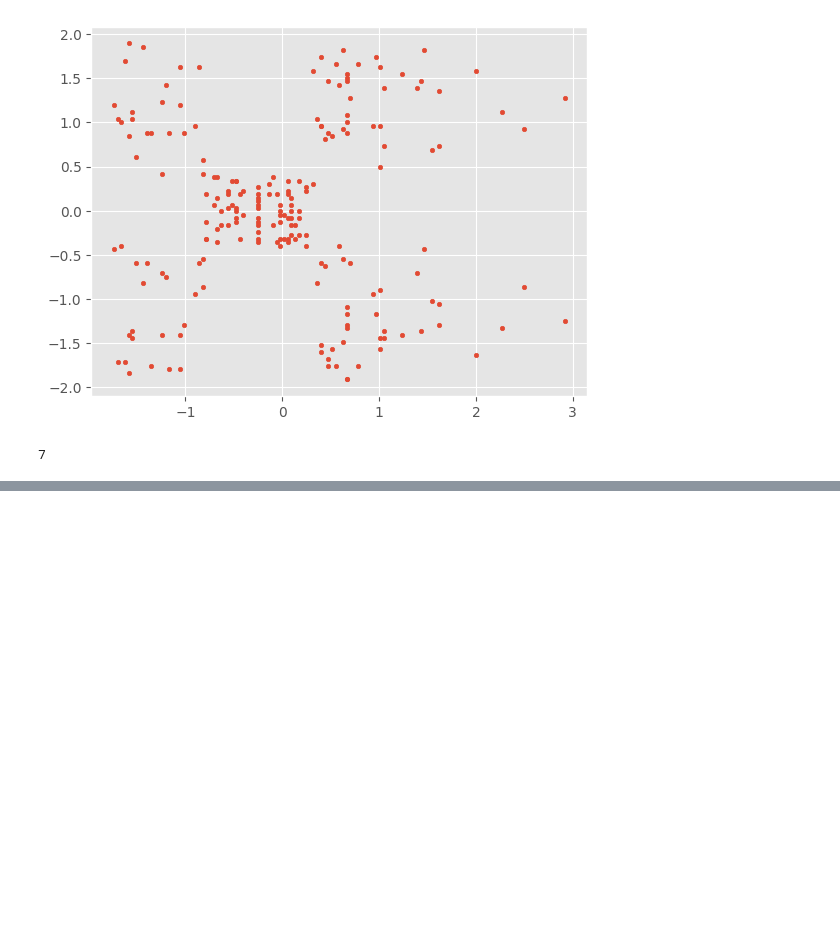
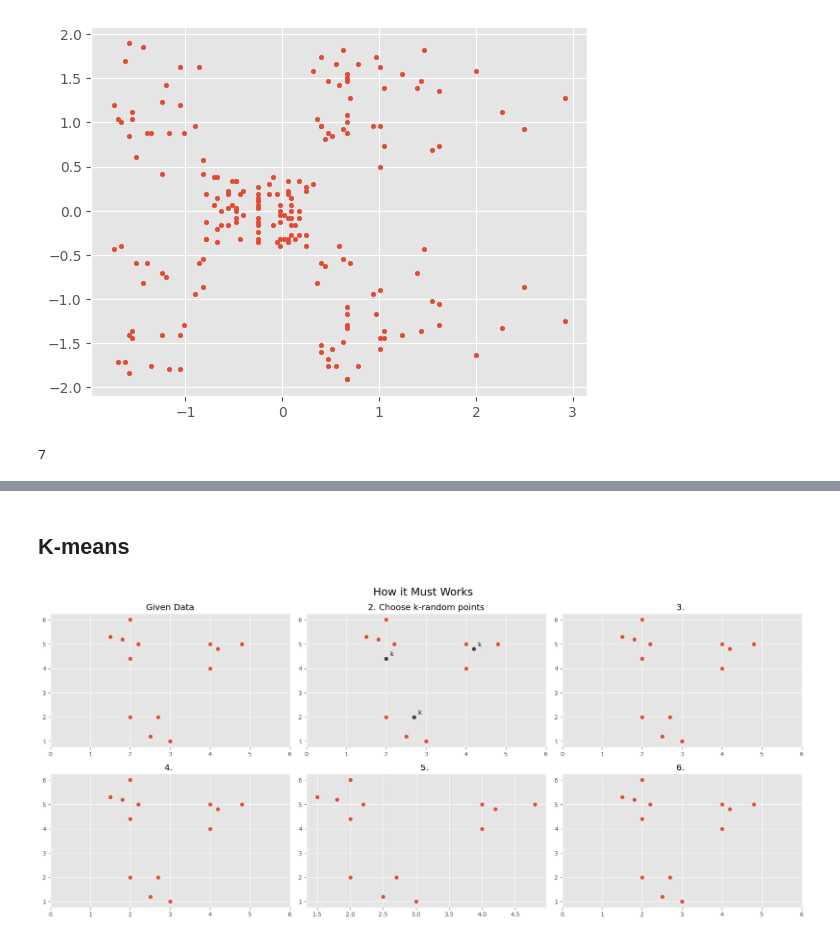
Before and after one commit to fadeeva/nakedML, a Jupyter notebook: MLnotes/004_Clustering.ipynb, the cells around one changed output, grey strips where cells are left out. Saved outputs shown, nothing was run; the diff lists cells and outputs as text; code cells hidden in the pictures; blank space fills up the shorter version.

Commit message:
k-means start explaining

```diff
--- a/MLnotes/004_Clustering.ipynb
+++ b/MLnotes/004_Clustering.ipynb
@@ -691,0 +692,62 @@ plt.tight_layout()
+# %% [markdown]
+## K-means
+# %%
+cluster_1 = np.array([
+    [1.8, 2, 1.5, 2.2, 2,],
+    [5.2, 6, 5.3, 5.0, 4.4,]
+])
+
+cluster_2 = np.array([
+    [4, 4, 4.2, 4.8,],
+    [5, 4, 4.8, 5,]
+])
+
+cluster_3 = np.array([
+    [2.7, 3, 2, 2.5],
+    [2,   1, 2, 1.2]
+])
+
+clst_cls = [
+    '#16b8a7',
+    '#3abd26',
+    '#f0740e'
+]
+
+data = np.hstack([cluster_1, cluster_2, cluster_3])
+
+k = np.array([[4.2, 2.0, 2.7], [4.8, 4.4, 2.0]])
+centers = [cl.sum(axis=1)/cl[0].size for cl in [cluster_1, cluster_2, cluster_3]]
+
+fig, axs = plt.subplots(2, 3, figsize=(18, 8))
+
+axs[0, 0].scatter(data[0], data[1])
+axs[0, 0].set_xlim(0, 6)
+axs[0, 0].set_title('Given Data')
+
+axs[0, 1].scatter(data[0], data[1])
+axs[0, 1].scatter(k[0], k[1], c=f_cls)
+axs[0, 1].annotate('k', xy=np.array([4.2, 4.8]), xytext=np.array([4.2, 4.8])+.1)
+axs[0, 1].annotate('k', xy=np.array([2.0, 4.4]), xytext=np.array([2.0, 4.4])+.1)
+axs[0, 1].annotate('k', xy=np.array([2.7, 2.0]), xytext=np.array([2.7, 2.0])+.1)
+axs[0, 1].set_xlim(0, 6)
+axs[0, 1].set_title('2. Choose k-random points')
+
+axs[0, 2].scatter(data[0], data[1])
+axs[0, 2].set_xlim(0, 6)
+axs[0, 2].set_title('3. ')
+
+axs[1, 0].scatter(data[0], data[1])
+axs[1, 0].set_xlim(0, 6)
+axs[1, 0].set_title('4. ')
+
+axs[1, 1].scatter(data[0], data[1])
+axs[1, 1].set_title('5. ')
+
+axs[1, 2].scatter(data[0], data[1])
+axs[1, 2].set_xlim(0, 6)
+axs[1, 2].set_title('6. ')
+
+fig.suptitle('How it Must Works', fontsize=18)
+plt.tight_layout()
+# %% [output]
+[figure, added]
```
Also changed, not shown: parts of 1 cell of this notebook.
